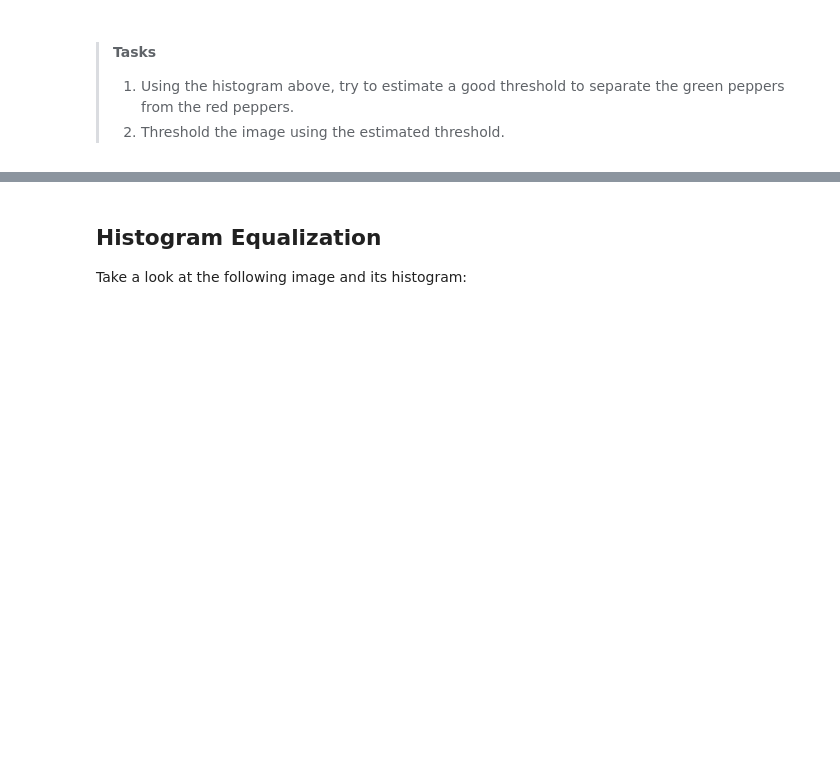
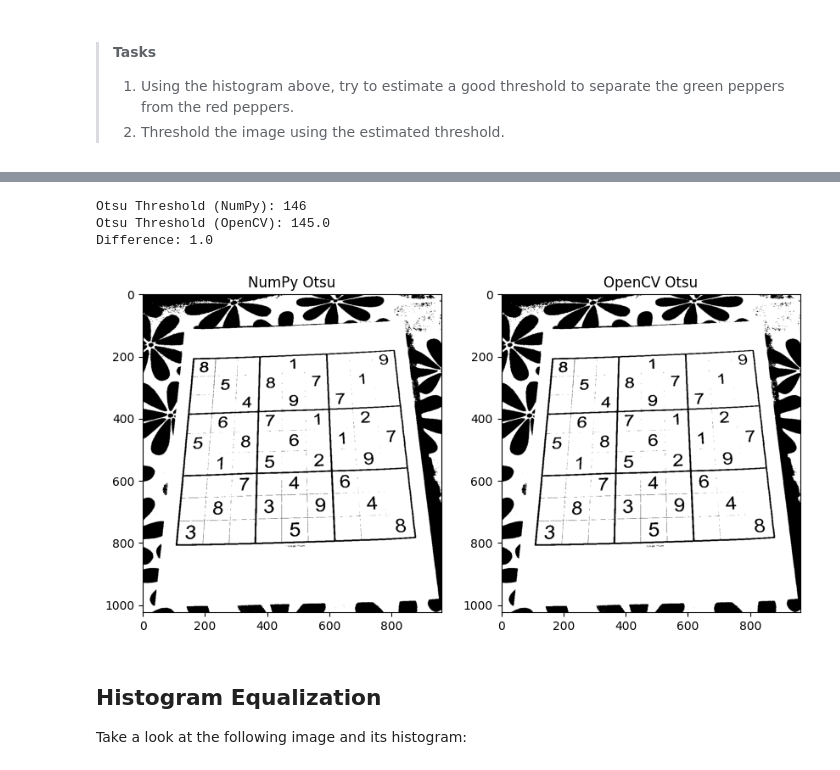
Before and after one commit to ferit-osirv/lab-2-color-spaces-and-histograms-AntonioBerecic, a Jupyter notebook: lab2.ipynb, the cells around one changed output, grey strips where cells are left out. Drawn from its saved outputs; the diff is of its cells as text; code cells hidden in the pictures; blank space fills up the shorter version.

```diff
--- a/lab2.ipynb
+++ b/lab2.ipynb
@@ -269,3 +334,31 @@ def otsu_threshold(img):
+# %%
+image = cv.imread('images/sudoku_1.jpg', cv.IMREAD_GRAYSCALE)
+
+# Calculate Otsu threshold using our NumPy function
+otsu_threshold_numpy_val = otsu_threshold(image)
+print(f"Otsu Threshold (NumPy): {otsu_threshold_numpy_val}")
+
+# Calculate Otsu threshold using OpenCV's built-in function
+# ret is the Otsu threshold value, otsu_threshold_opencv_val is the thresholded image
+ret, otsu_threshold_opencv_val = cv.threshold(image, 0, 255, cv.THRESH_BINARY + cv.THRESH_OTSU)
+print(f"Otsu Threshold (OpenCV): {ret}") # print ret instead of otsu_threshold_opencv_val
+
+# Compare the threshold values
+print(f"Difference: {abs(otsu_threshold_numpy_val - ret)}") # compare with ret
+
+# Threshold the image using both methods and display the results
+_, thresholded_numpy = cv.threshold(image, otsu_threshold_numpy_val, 255, cv.THRESH_BINARY)
+_, thresholded_opencv = cv.threshold(image, ret, 255, cv.THRESH_BINARY) # use ret as the threshold
+
+plt.figure(figsize=(10, 5))
+plt.subplot(121), plt.imshow(thresholded_numpy, cmap='gray'), plt.title('NumPy Otsu')
+plt.subplot(122), plt.imshow(thresholded_opencv, cmap='gray'), plt.title('OpenCV Otsu')
+plt.show()
+# %% [output]
+Otsu Threshold (NumPy): 146
+Otsu Threshold (OpenCV): 145.0
+Difference: 1.0
+[figure, added]
 # %% [markdown]
 ## Histogram Equalization
 
```
Also changed, not shown: parts of 10 cells of this notebook.
